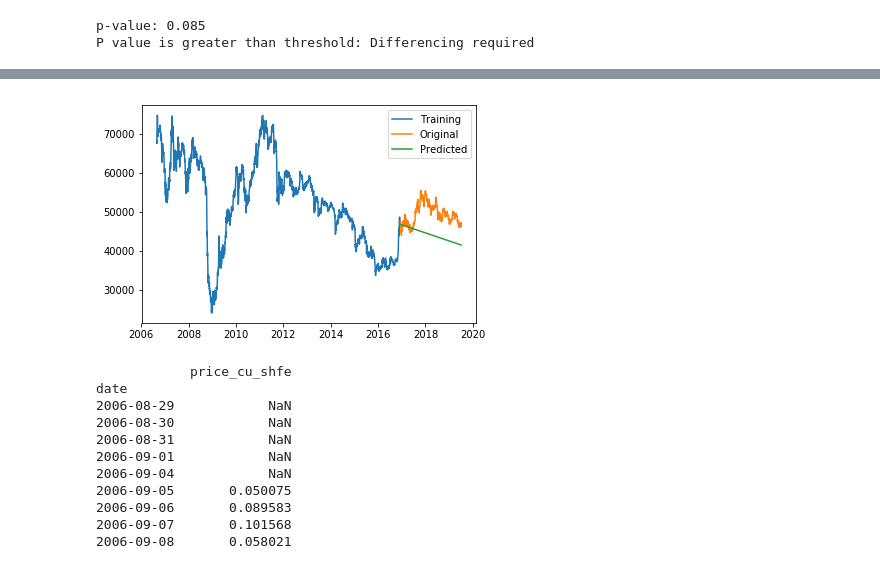
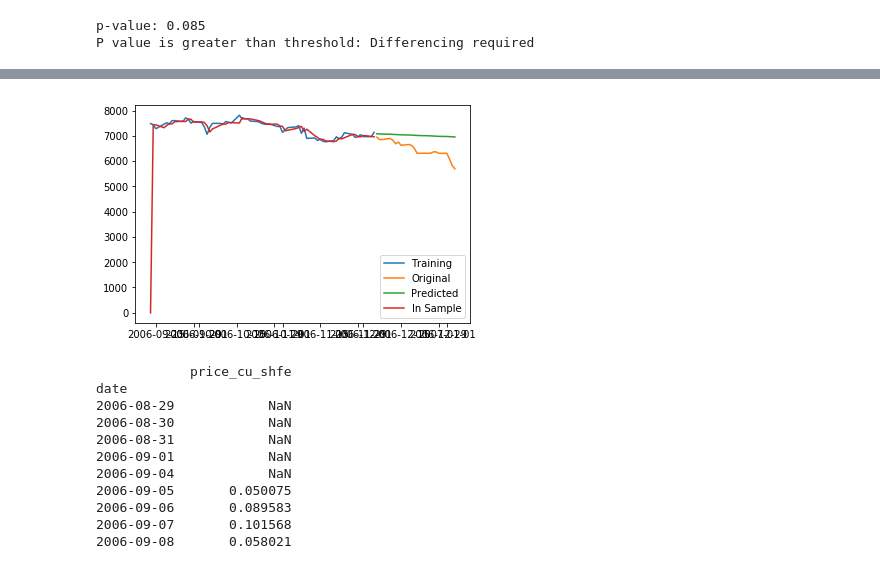
Before and after one commit to msc-acse/acse-9-independent-research-project-OliverJBoom, a Jupyter notebook: ARIMA_Model.ipynb, the cells around one changed output, grey strips where cells are left out. Cells and saved outputs as stored; diff of their text form; code cells hidden in the pictures.

```diff
--- a/ARIMA_Model.ipynb
+++ b/ARIMA_Model.ipynb
@@ -19,32 +20,6 @@ import warnings
 warnings.filterwarnings("ignore")
 # %% [markdown]
 ## Loading Data
-# %%
-def universe_select(path, commodity_name):
-    """Selects the instruments believed to be of
-    interest for the commodity selected
-    Returns: A dictionary of dataframes which are
-    intruments of interest"""
-    universe_dict = {}
-
-    if commodity_name == "Al":
-        aluminium_list = ["al_shfe", "al_lme", "al_comex_p", "al_comex_s", "al_lme_s", "yuan",
-                 "bdi", "ted", "vix", "skew", "gsci"]
-
-        for instrument in aluminium_list:
-            df = pd.read_csv(path + instrument + ".csv", index_col='date', parse_dates=['date'], dayfirst=True).sort_index(ascending=True)
-            universe_dict[instrument] = df
-
-    elif commodity_name == "Cu":
-        copper_list = ["cu_shfe", "cu_lme", "cu_comex_p", "cu_comex_s", "peso", "sol",
-                 "bdi", "ted", "vix", "skew", "gsci"]
-
-        for instrument in copper_list:
-            df = pd.read_csv(path + instrument + ".csv", index_col='date', parse_dates=['date'], dayfirst=True).sort_index(ascending=True)
-            universe_dict[instrument] = df
-
-    else: print("Select an appropriate commodity")
-    return universe_dict
 # %%
 path = "Data/"
 universe_dict = universe_select(path, "Cu")
@@ -58,7 +33,9 @@ universe_dict = clean_dict_gen(universe_dict)
 # Making sure that all the points in the window have consistent lenght
 universe_dict = truncate_window_length(universe_dict)
 # Generate the full training dataset
-df_full = generate_dataset(universe_dict, lg_returns_only=False)
+df_full = generate_dataset(universe_dict, lag=5)
+# Adding 1 day log returns as the normalized input variable
+df_full = generate_lg_return(df_full, lag=1, target=False)
 # %% [output]
 Included Instrument:
 cu_shfe
@@ -143,3 +112,8 @@ df_test = df.loc[df.index > split_date].copy()
+# %%
+df = df_full[["price_cu_lme"]]
+window_length = 264
+df_train = df.iloc[:window_length].copy()
+df_test = df.iloc[window_length:(window_length + 66)].copy()
 # %%
 model = auto_arima(df_train.values, trace=True, error_action='ignore', suppress_warnings=True,
                    n_jobs=-1, stepwise=True)
@@ -160,3 +141,5 @@ Model selected: (1, 1, 1)
+# %%
+in_sample = model.predict_in_sample()
 # %%
 # Forecasting
 forecast = model.predict(n_periods=len(df_test))
@@ -164,11 +147,12 @@ df_pred = pd.DataFrame(forecast, index = df_test.index,columns=['Prediction'])
 # %%
 plt.plot(df_train.index, df_train.values, label="Training")
 plt.plot(df_test.index, df_test.values, label="Original")
 plt.plot(df_test.index, forecast, label="Predicted")
+plt.plot(df_train.index, in_sample, label="In Sample")
 plt.legend()
 plt.show()
 # %% [output]
-[figure, old version]
+[figure, new version]
 # %%
 def log_returns(x, lag=1):
     """Calculate log returns between adjacent close prices"""
```
Also changed, not shown: parts of 7 cells of this notebook, 6 other files.
